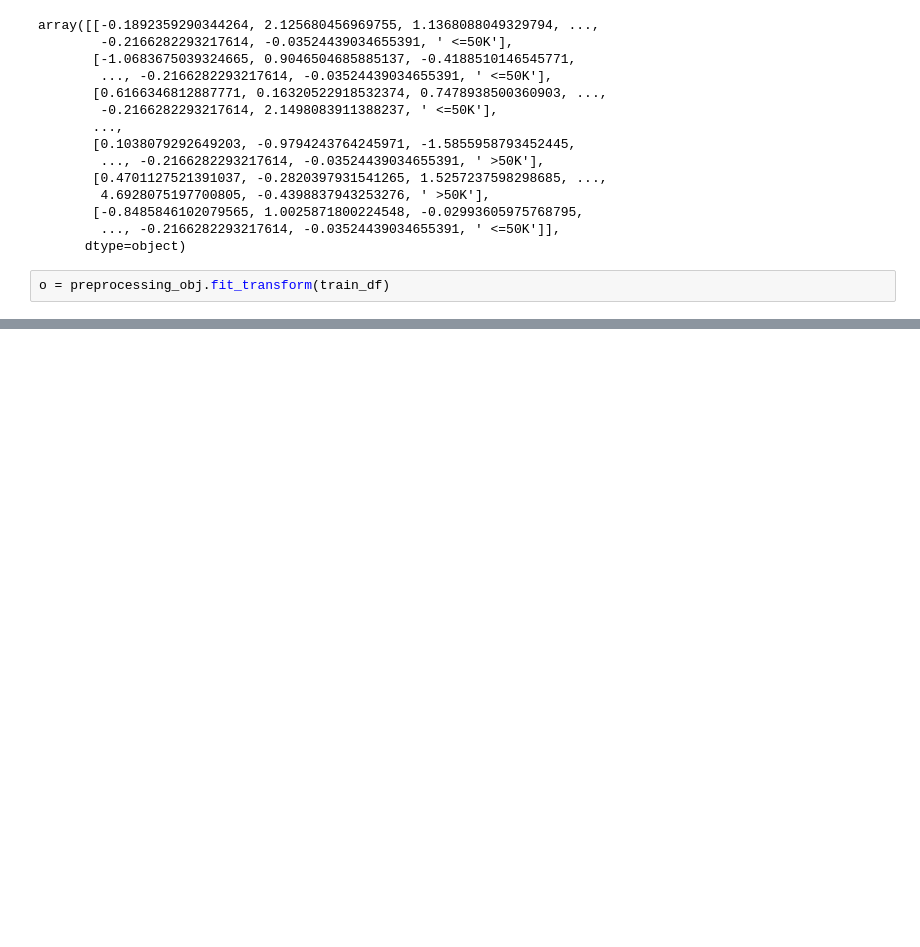
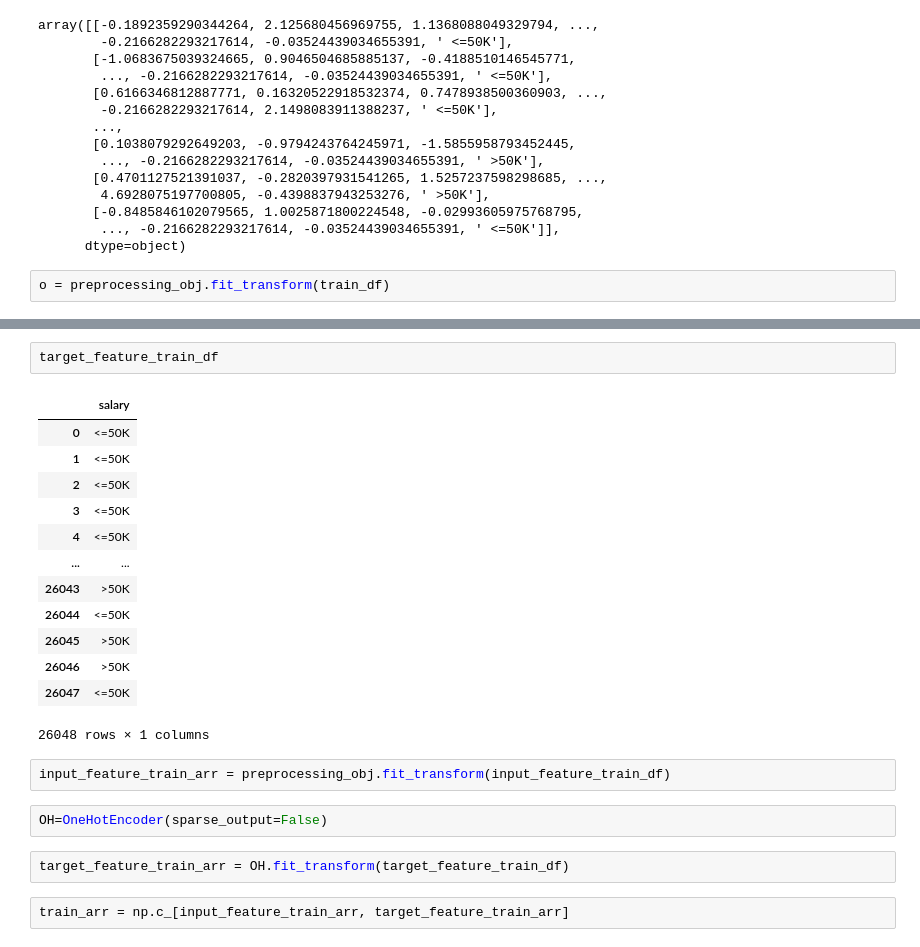
Before and after one commit to BalaM14/Adult_Census_Income_Prediction, a Jupyter notebook: notebook/sample.ipynb, the cells around one changed output, grey strips where cells are left out. Cells and saved outputs as stored; diff of their text form; blank space fills up the shorter version.

```diff
--- a/notebook/sample.ipynb
+++ b/notebook/sample.ipynb
@@ -467,0 +618,24 @@ array([[-0.1892359290344264, 2.125680456969755, 1.1368088049329794, ...,
+# %%
+target_feature_train_df
+# %% [output]
+|  | salary |
+| 0 | <=50K |
+| 1 | <=50K |
+| 2 | <=50K |
+| 3 | <=50K |
+| 4 | <=50K |
+| ... | ... |
+| 26043 | >50K |
+| 26044 | <=50K |
+| 26045 | >50K |
+| 26046 | >50K |
+| 26047 | <=50K |
+26048 rows × 1 columns
+# %%
+input_feature_train_arr = preprocessing_obj.fit_transform(input_feature_train_df)
+# %%
+OH=OneHotEncoder(sparse_output=False)
+# %%
+target_feature_train_arr = OH.fit_transform(target_feature_train_df)
+# %%
+train_arr = np.c_[input_feature_train_arr, target_feature_train_arr]
```
Also changed, not shown: parts of 50 cells of this notebook, 5 other files.
